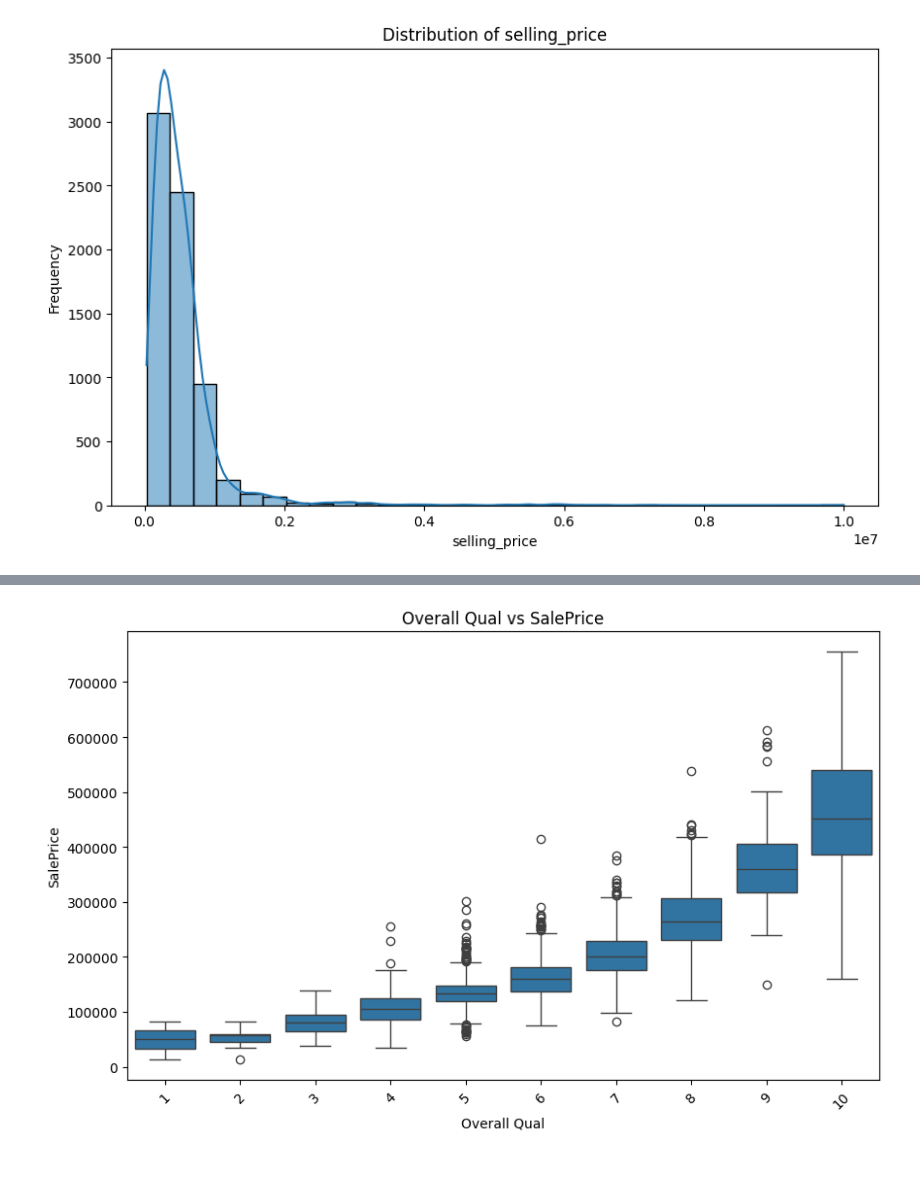
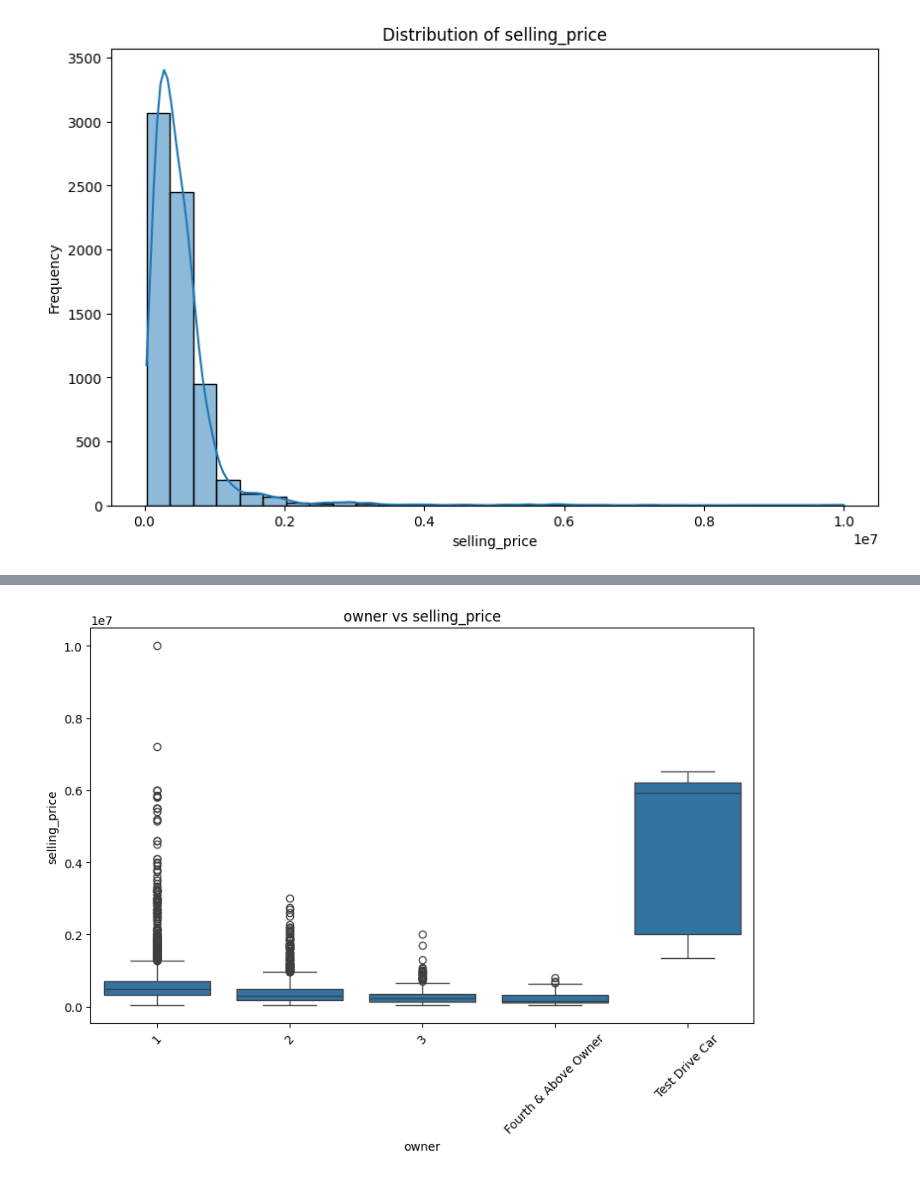
Before and after one commit to nhanho2508/car-prices-predictor-system-zenml-mlflow, a Jupyter notebook: analysis/EDA.ipynb, the cells around one changed output, grey strips where cells are left out. Drawn from its saved outputs; the diff is of its cells as text; code cells hidden in the pictures.

Commit message:
add step and src

```diff
--- a/analysis/EDA.ipynb
+++ b/analysis/EDA.ipynb
@@ -65,7 +64,7 @@ top     18.9 kmpl  1248 CC    74 bhp
 freq          225     1017       377
 # %%
 analyzer = DuplicateAnalyzer(strategy=SimpleDuplicateStrategy())
-df_clean = analyzer.analyze(df, drop_duplicates=True)
+df = analyzer.analyze(df, drop_duplicates=True)
 # %% [output]
 Found 1202 duplicate rows.
 Sample duplicate rows:
@@ -202,6 +201,13 @@ These features are critical for vehicle performance assessment and pricing, and
 
 #### **Observations**
 - Decided to remove the rows with missing values since they only constitute about 3% of the data
+# %%
+df = TextCleaner(StripUnitStrategy(r'(kmpl|km/kg)')).clean(df, 'mileage')
+df = TextCleaner(StripUnitStrategy(r'CC')).clean(df, 'engine')
+df = TextCleaner(StripUnitStrategy(r'bhp')).clean(df, 'max_power')
+
+engineer = FeatureEngineer(strategy=CarFeatureEngineeringStrategy(current_year=2021))
+df = engineer.transform(df)
 # %%
 # Step 3: Univariate Analysis
 # Perform analysis on a single numerical feature to understand its distribution.
@@ -227,0 +269,5 @@ bivariate_analyzer.execute_analysis(df, 'Gr Liv Area', 'SalePrice')
+# %%
+# Step 4: Bivariate Analysis
+# Analyze the relationship between two numerical features to uncover potential correlations or patterns.
+bivariate_analyzer = BivariateAnalyzer(NumericalVsNumericalAnalysis())
+bivariate_analyzer.execute_analysis(df, 'mileage', 'selling_price')
@@ -228,6 +276,6 @@ bivariate_analyzer.execute_analysis(df, 'Gr Liv Area', 'SalePrice')
 # %%
 # Analyzing the Relationship Between a Categorical and a Numerical Feature
 bivariate_analyzer.set_strategy(CategoricalVsNumericalAnalysis())
-bivariate_analyzer.execute_analysis(df, 'Overall Qual', 'SalePrice')
+bivariate_analyzer.execute_analysis(df, 'owner', 'selling_price')
 # %% [output]
-[figure, old version]
+[figure, new version]
```
Also changed, not shown: parts of 18 cells of this notebook, 18 other files.
